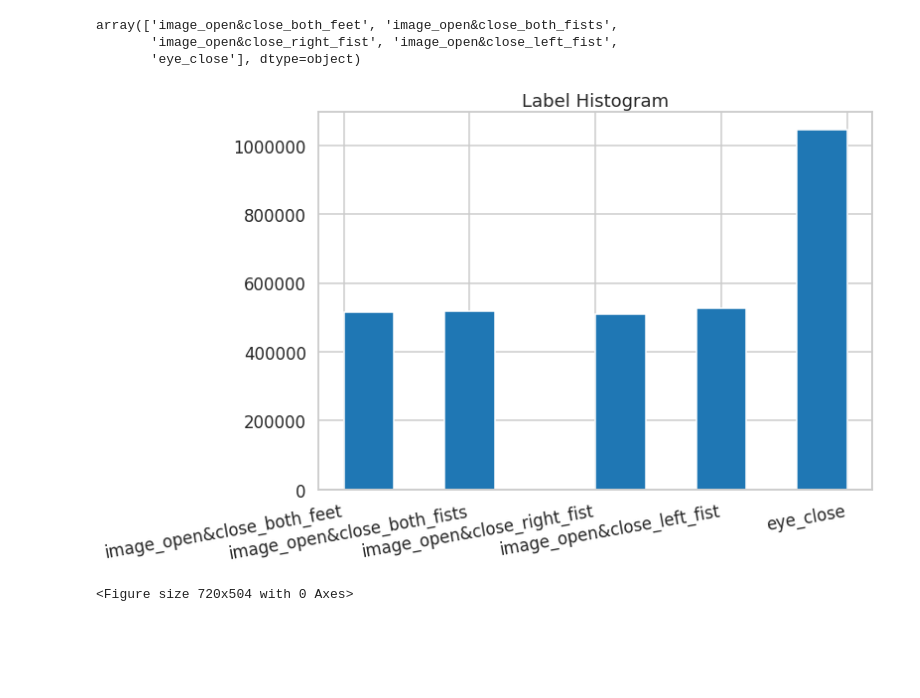
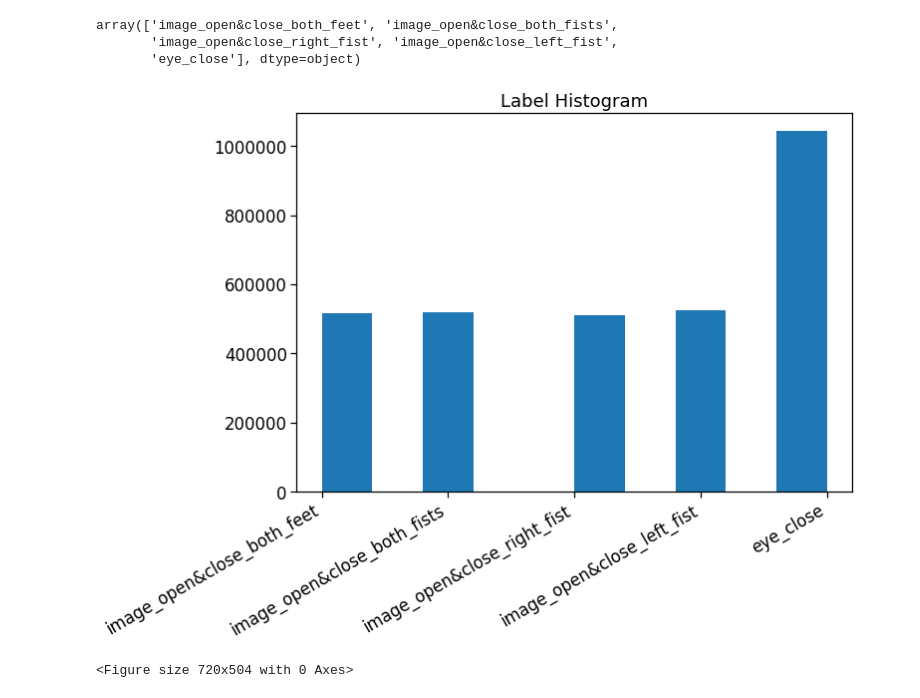
Before and after one commit to amar-enkhbat/graduation_thesis_2019, a Jupyter notebook: EDA.ipynb, the cells around one changed output. Saved outputs shown, nothing was run; the diff lists cells and outputs as text; code cells hidden in the pictures; blank space fills up the shorter version.

```diff
--- a/EDA.ipynb
+++ b/EDA.ipynb
@@ -3,6 +3,7 @@ import matplotlib.pyplot as plt
 import seaborn as sns
 import numpy as np
 import pandas as pd
+import os
 # sns.set()
-sns.set_style("whitegrid")
 sns.set_context("talk")
+sns.set_context("notebook", font_scale=1.5)
@@ -264,13 +88,13 @@ array(['image_open&close_both_feet', 'image_open&close_both_fists',
 # %%
 plt.figure(figsize=(10, 7))
 ax = plt.subplot()
 plt.hist(df["labels"].values.astype("<U32"))
 ax.set_title('Label Histogram')
-plt.setp(ax.get_xticklabels(), rotation=10, horizontalalignment='right')
+plt.setp(ax.get_xticklabels(), rotation=30, horizontalalignment='right')
 plt.savefig("./images/hist_labels", bbox_inches = "tight")
 plt.show()
 # %% [output]
-[figure, old version]
+[figure, new version]
 # %%
 for i in df["labels"].unique():
     plt.figure(figsize=(10, 7))
```
Also changed, not shown: parts of 7 cells of this notebook, 6 other files.
